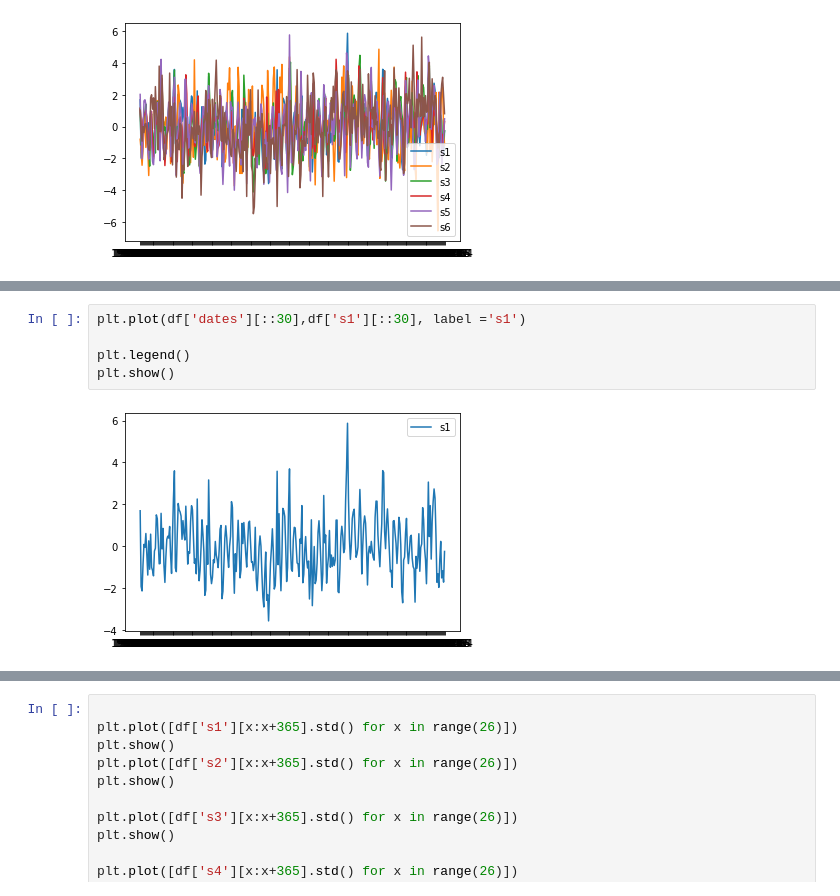
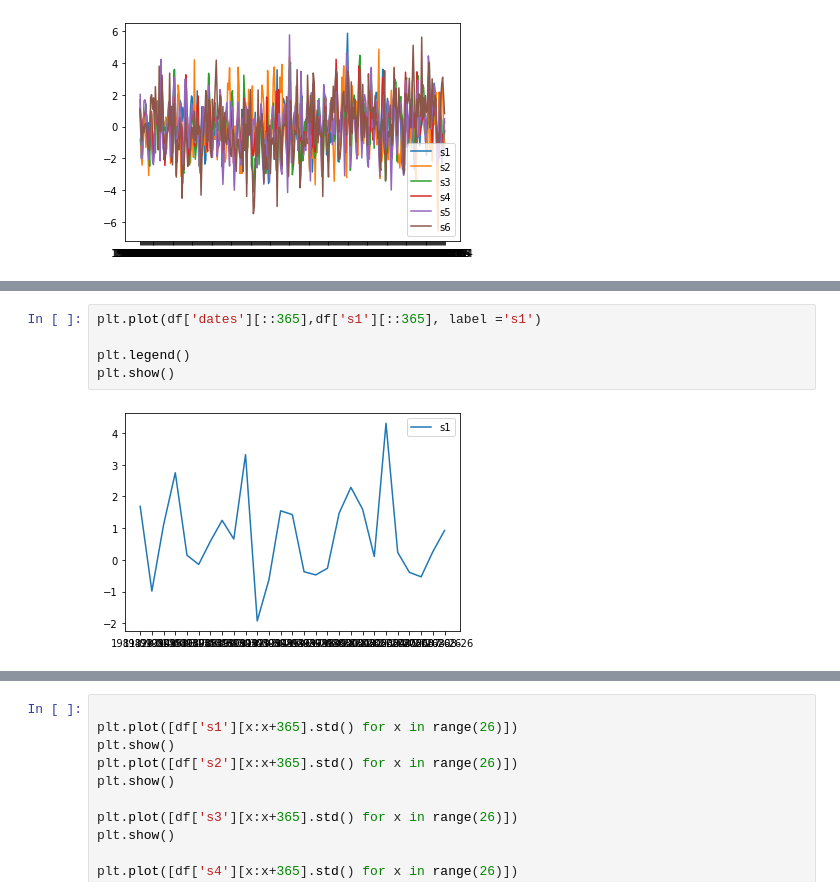
Before and after one commit to BenedettaFrancesconi/GenHack_challenge, a Jupyter notebook: notebooks/Data_Exploration.ipynb, the cells around one changed output, grey strips where cells are left out. Cells and saved outputs as stored; diff of their text form.

```diff
--- a/notebooks/Data_Exploration.ipynb
+++ b/notebooks/Data_Exploration.ipynb
@@ -57,7 +74,7 @@ plt.show()
 # %%
-plt.plot(df['dates'][::30],df['s1'][::30], label ='s1')
+plt.plot(df['dates'][::365],df['s1'][::365], label ='s1')
 
 plt.legend()
 plt.show()
 # %% [output]
-[figure, old version]
+[figure, new version]
```
Also changed, not shown: parts of 12 cells of this notebook.
